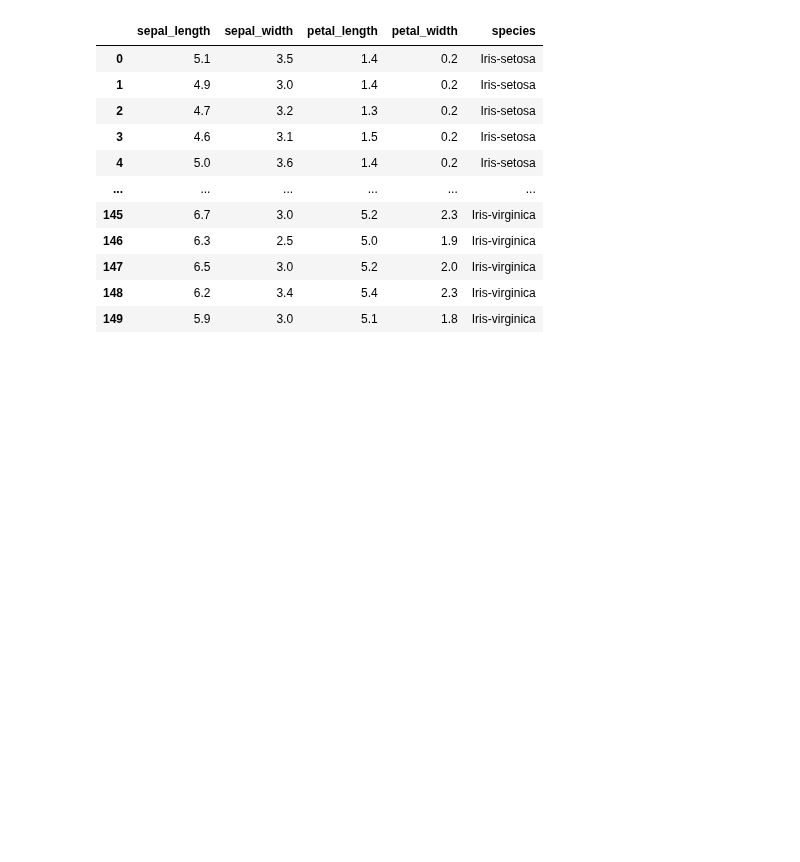
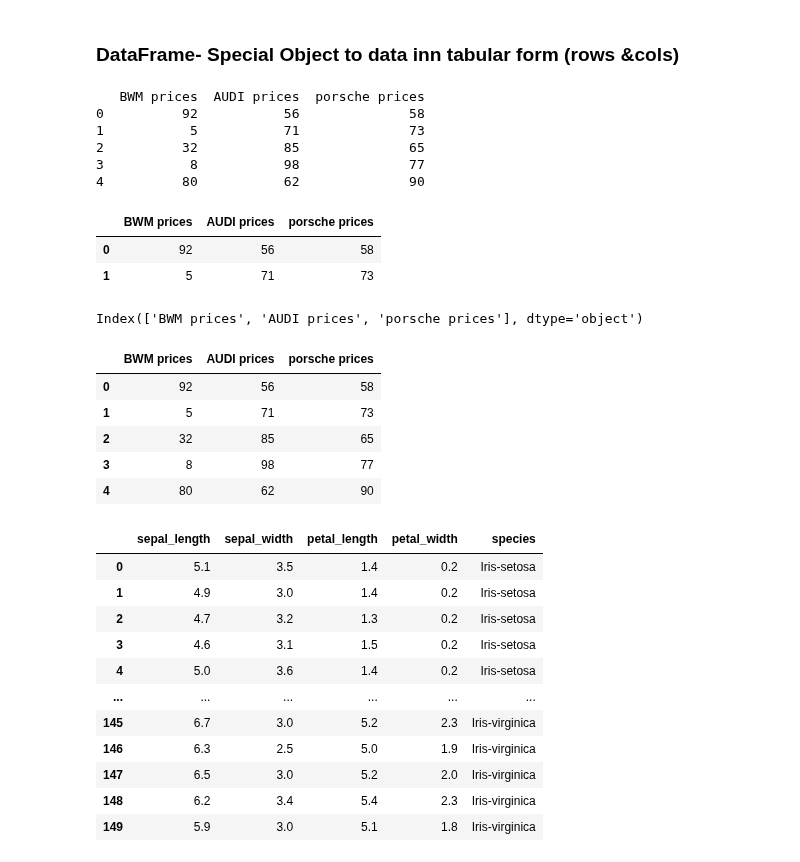
Before and after one commit to aryangulati/Python_Code, a Jupyter notebook: 2.)PYTHON_BASICS/PYTHON Pandas/Pandas.ipynb, the cells around one changed output. Saved outputs shown, nothing was run; the diff lists cells and outputs as text; code cells hidden in the pictures; blank space fills up the shorter version.

```diff
--- a/2.)PYTHON_BASICS/PYTHON Pandas/Pandas.ipynb
+++ b/2.)PYTHON_BASICS/PYTHON Pandas/Pandas.ipynb
@@ -1,3 +1,5 @@
 # %%
 import pandas as pd
 import numpy as np
+# %% [markdown]
+### DataFrame- Special Object to data inn tabular form (rows &cols)
@@ -3,0 +13,20 @@ import numpy as np
+# %%
+df=pd.DataFrame(user_data)
+print(df)
+# %% [output]
+   BWM prices  AUDI prices  porsche prices
+0          92           56              58
+1           5           71              73
+2          32           85              65
+3           8           98              77
+4          80           62              90
+# %%
+df.head(2) #default 5
+# %% [output]
+|  | BWM prices | AUDI prices | porsche prices |
+| 0 | 92 | 56 | 58 |
+| 1 | 5 | 71 | 73 |
+# %%
+print(df.columns)
+# %% [output]
+Index(['BWM prices', 'AUDI prices', 'porsche prices'], dtype='object')
@@ -4,3 +36,15 @@ import numpy as np
+# %%
+mydata=pd.read_csv("prices.csv")
+#you can just drop column of Unnamed: 0 if u are getting indexes
+#or you can do index as False while storing data
+mydata
+# %% [output]
+|  | BWM prices | AUDI prices | porsche prices |
+| 0 | 92 | 56 | 58 |
+| 1 | 5 | 71 | 73 |
+| 2 | 32 | 85 | 65 |
+| 3 | 8 | 98 | 77 |
+| 4 | 80 | 62 | 90 |
 # %%
 #Working with Toy Dataset
 #download Iris Flower Dataset
```
Also changed, not shown: parts of 2 cells of this notebook, 1 other file.
